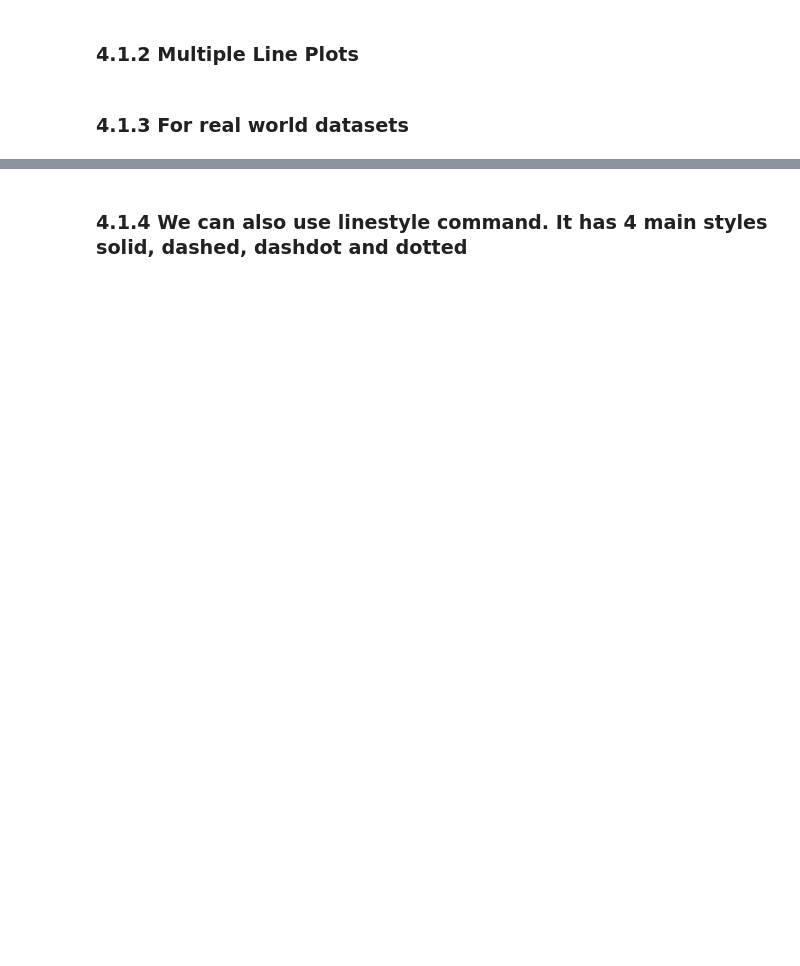
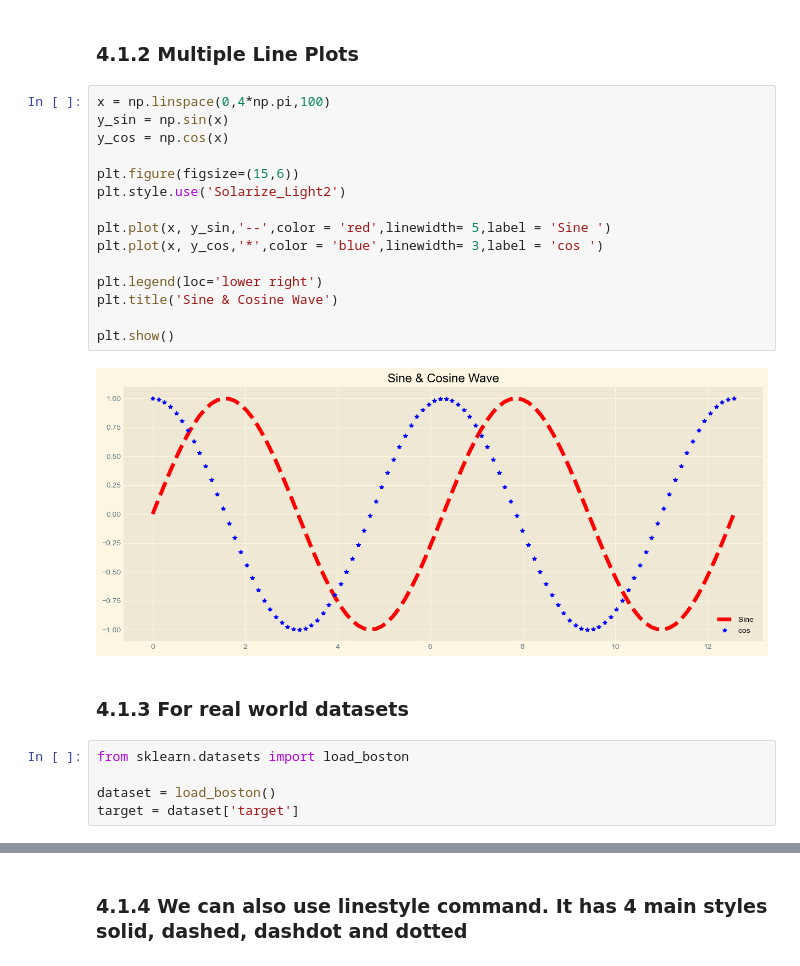
Before and after one commit to abhinav2805-ux/Data-Science, a Jupyter notebook: Data Analysis with python/Matplotlib in one video/matplotlib.ipynb, the cells around one changed output, grey strips where cells are left out. Cells and saved outputs as stored; diff of their text form; blank space fills up the shorter version.

```diff
--- a/Data Analysis with python/Matplotlib in one video/matplotlib.ipynb
+++ b/Data Analysis with python/Matplotlib in one video/matplotlib.ipynb
@@ -121,4 +135,26 @@ Image('Sine & Cosine.png')
 # %% [markdown]
 ### 4.1.2 Multiple Line Plots
+# %%
+x = np.linspace(0,4*np.pi,100)
+y_sin = np.sin(x)
+y_cos = np.cos(x)
+
+plt.figure(figsize=(15,6))
+plt.style.use('Solarize_Light2')
+
+plt.plot(x, y_sin,'--',color = 'red',linewidth= 5,label = 'Sine ')
+plt.plot(x, y_cos,'*',color = 'blue',linewidth= 3,label = 'cos ')
+
+plt.legend(loc='lower right')
+plt.title('Sine & Cosine Wave')
+
+plt.show()
+# %% [output]
+[figure, added]
 # %% [markdown]
 ### 4.1.3 For real world datasets
+# %%
+from sklearn.datasets import load_boston
+
+dataset = load_boston()
+target = dataset['target']
```
Also changed, not shown: parts of 15 cells of this notebook.
